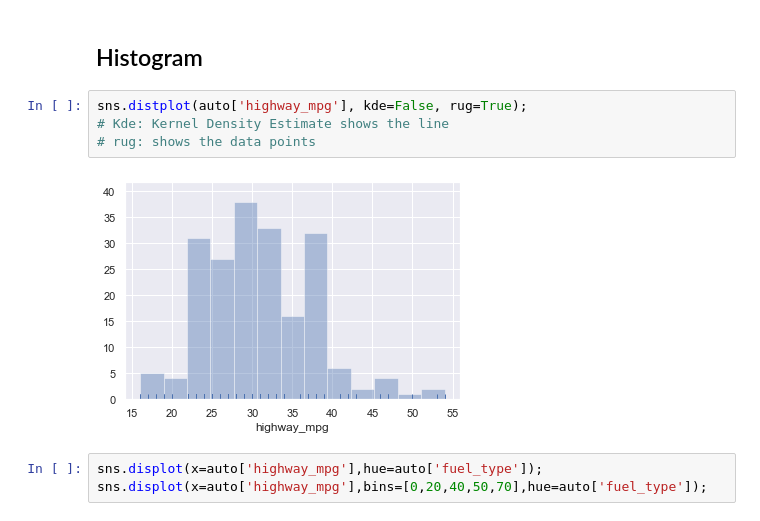
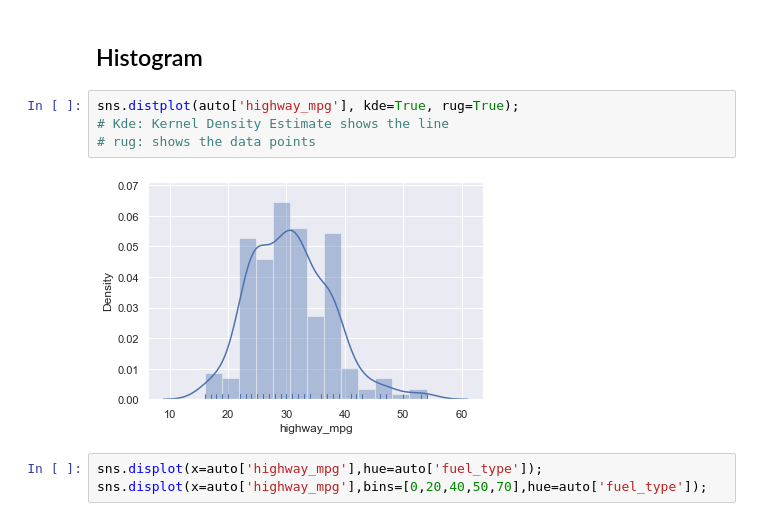
Before and after one commit to PraveenKanth/learnpython, a Jupyter notebook: Visualization/Learn Book.ipynb, the cells around one changed output. Saved outputs shown, nothing was run; the diff lists cells and outputs as text.

```diff
--- a/Visualization/Learn Book.ipynb
+++ b/Visualization/Learn Book.ipynb
@@ -24,11 +29,11 @@ auto.head()
 # %% [markdown]
 ## Histogram
 # %%
-sns.distplot(auto['highway_mpg'], kde=False, rug=True);
+sns.distplot(auto['highway_mpg'], kde=True, rug=True);
 # Kde: Kernel Density Estimate shows the line
 # rug: shows the data points
 # %% [output]
-[figure, old version]
+[figure, new version]
 # %%
 sns.displot(x=auto['highway_mpg'],hue=auto['fuel_type']);
 sns.displot(x=auto['highway_mpg'],bins=[0,20,40,50,70],hue=auto['fuel_type']);
```
Also changed, not shown: parts of 1 cell of this notebook, 4 other files.
